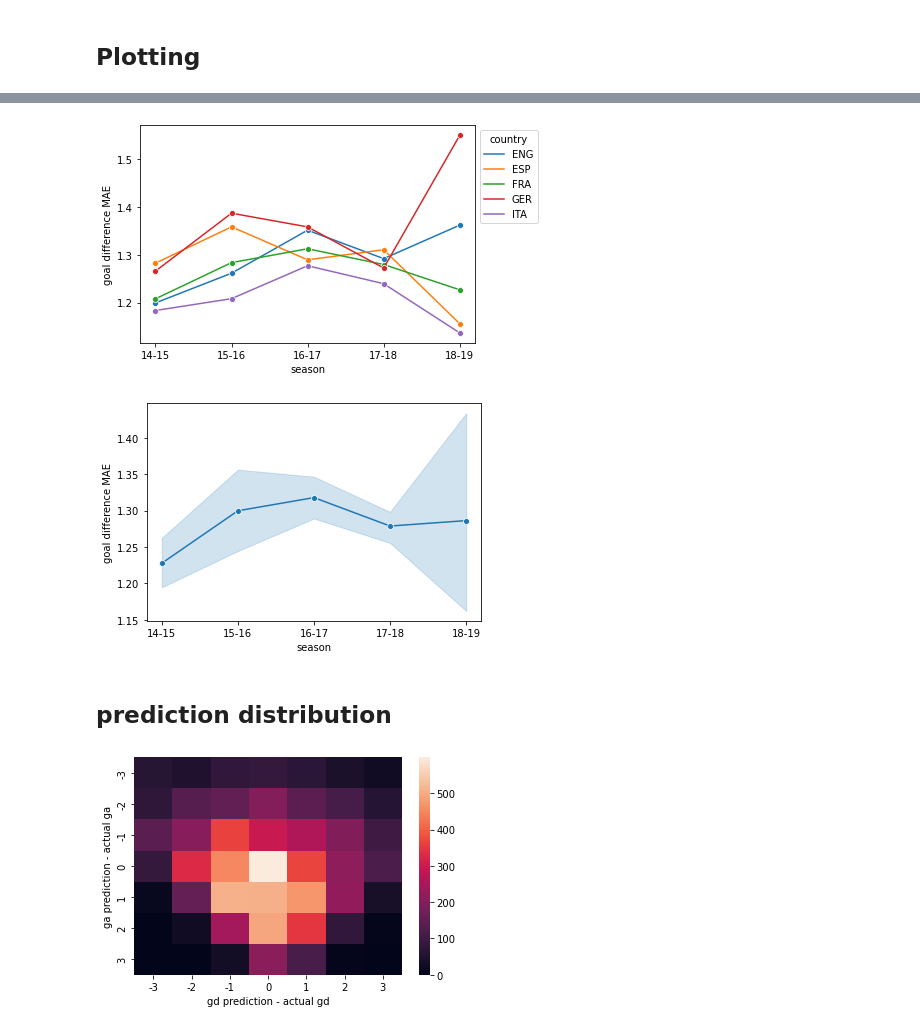
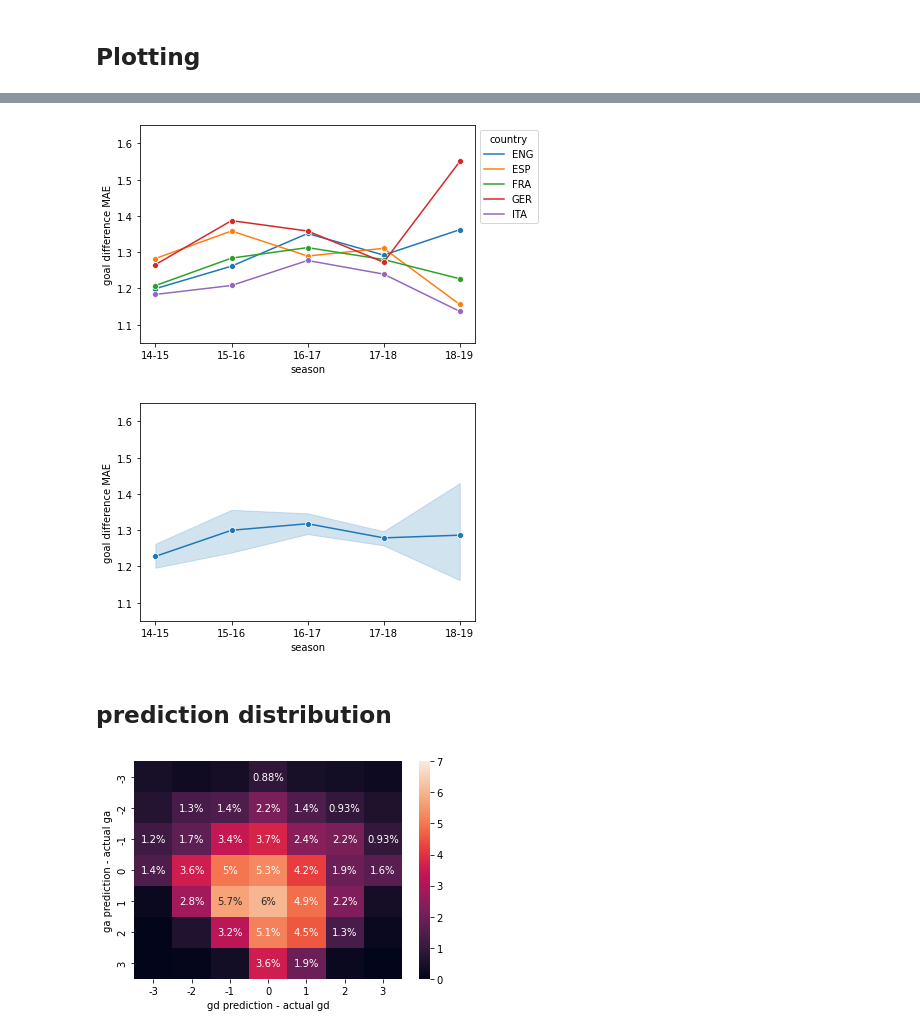
Before and after one commit to LUKEx76/football_prediction, a Jupyter notebook: heuer_model/heuer.ipynb, the cells around one changed output, grey strips where cells are left out. Saved outputs shown, nothing was run; the diff lists cells and outputs as text; code cells hidden in the pictures.

```diff
--- a/heuer_model/heuer.ipynb
+++ b/heuer_model/heuer.ipynb
@@ -283,7 +283,7 @@ def predict(country, season, matchnumber, hometeam, awayteam):
 # %% [markdown]
 ## Error per season
 # %%
-do_entire_run = True
+do_entire_run = False
 
 if do_entire_run:
     error_dict = dict()
@@ -305,8 +305,9 @@ if do_entire_run:
             curr_gd_error = np.abs(gd_pred + row["actual_goaldiff"])
 
             # error list for distribution
-            ga_error.append(round(ga_pred - row[ga_label]))
-            gd_error.append(round(gd_pred + row[gd_label]))
+            if row["season"] == 18:
+                ga_error.append(round(ga_pred - row[ga_label]))
+                gd_error.append(round(gd_pred + row[gd_label]))
 
             # generalization error
             if row["season"] in [17,18]:
@@ -443,27 +390,34 @@ g = sns.lineplot(x="season", y="gd_error",
 sns.move_legend(g, "upper left", bbox_to_anchor=(1, 1))
 plt.xticks([14, 15, 16, 17, 18], ["14-15", "15-16", "16-17", "17-18", "18-19"])
 plt.ylabel("goal difference MAE")
-#plt.ylim(1.4, 2.1)
+plt.ylim(1.05, 1.65)
 plt.show()
 
 sns.lineplot(x="season", y="gd_error",
              data=abs_error_df,  marker="o")
 plt.ylabel("goal difference MAE")
 plt.xticks([14, 15, 16, 17, 18], ["14-15", "15-16", "16-17", "17-18", "18-19"])
-#plt.ylim(1.4, 2.1)
+plt.ylim(1.05, 1.65)
 plt.show()
 # %% [output]
-[figure, old version]
+[figure, new version]
-[figure, old version]
+[figure, new version]
 # %% [markdown]
 ## prediction distribution
 # %%
 heatmap_df = pd.read_csv("data/distribution.csv",sep=";")
+
+heatmap_df["count"] = heatmap_df["count"].apply(lambda x: (x / NUM_OF_MATCHES_IN_A_SEASON) * 100)
 
 heatmap_df = heatmap_df.pivot(
 "ga prediction - actual ga", "gd prediction - actual gd", "count")
 
-sns.heatmap(heatmap_df)
+ax = sns.heatmap(heatmap_df, annot=True, vmax=7)
+for t in ax.texts:
+    if float(t.get_text()) > 0.75:
+        t.set_text(t.get_text() + "%")
+    else:
+        t.set_text("")
 plt.show()
 # %% [output]
-[figure, old version]
+[figure, new version]
```
Also changed, not shown: parts of 4 cells of this notebook, 5 other files.
